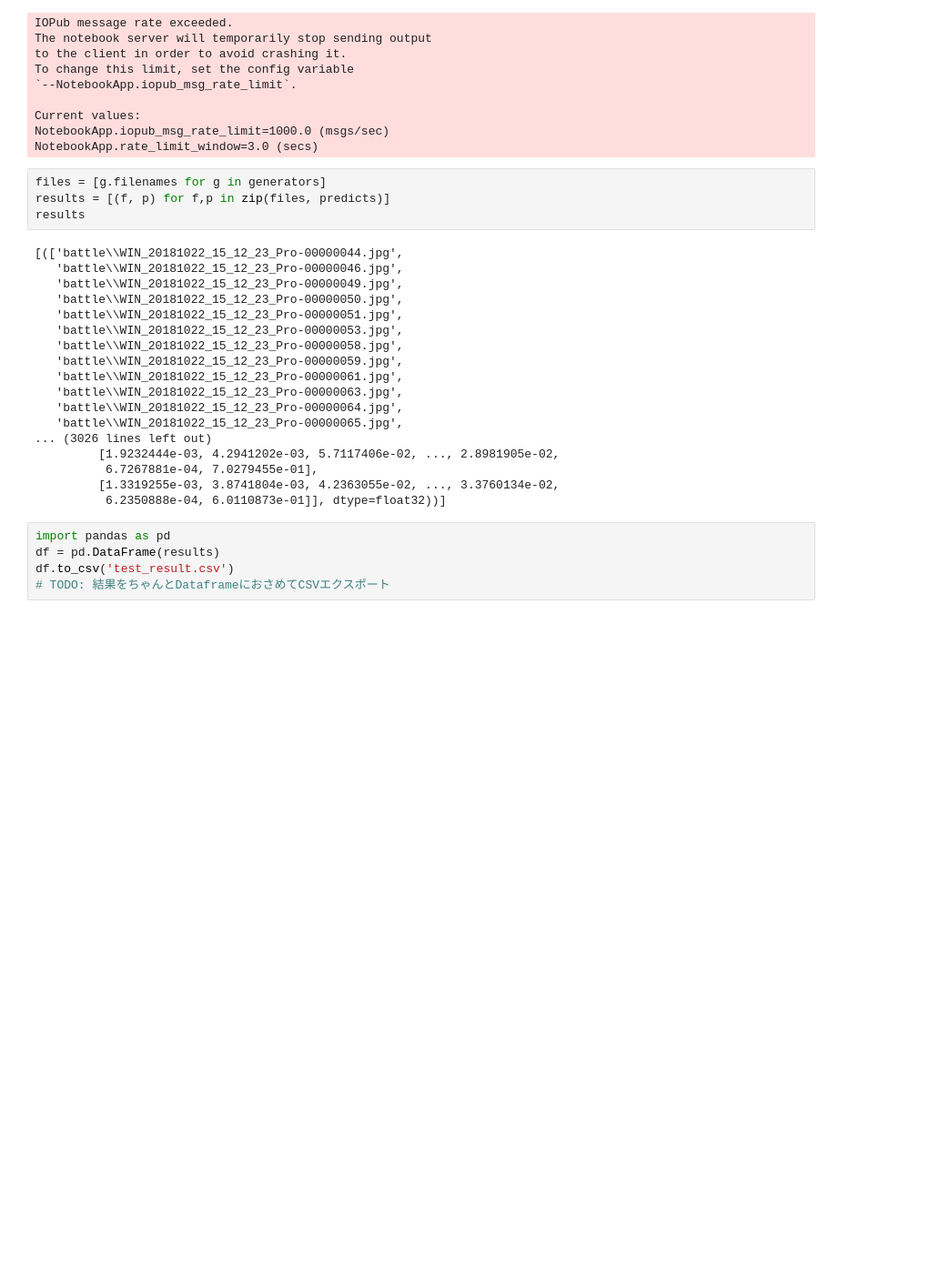
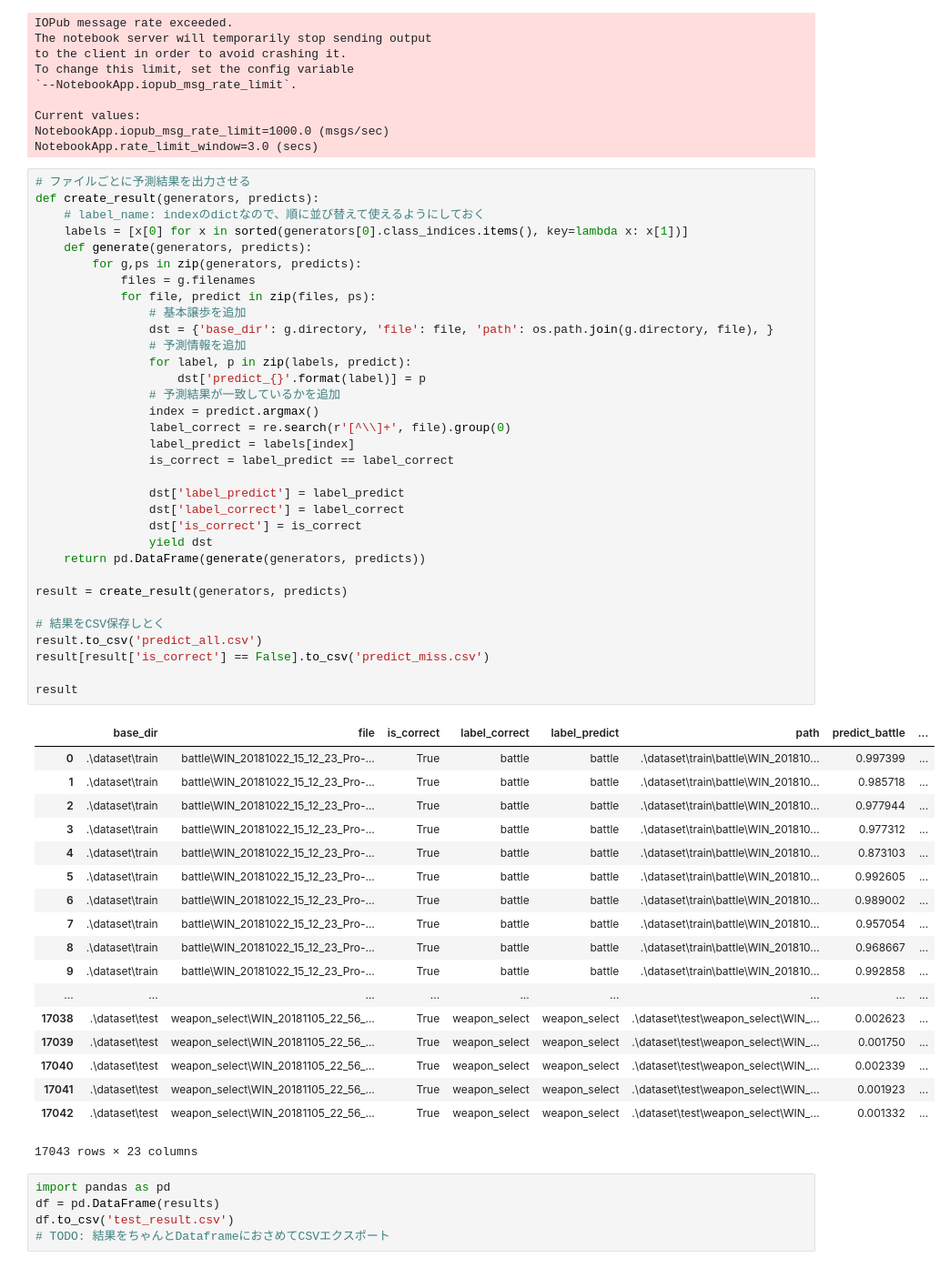
Before and after one commit to kamiyaowl/splat-scene-detect, a Jupyter notebook: test.ipynb, the cells around one changed output. Shown at 91% size. Drawn from its saved outputs; the diff is of its cells as text; blank space fills up the shorter version.

```diff
--- a/test.ipynb
+++ b/test.ipynb
@@ -120,28 +120,58 @@ To change this limit, set the config variable
 Current values:
 NotebookApp.iopub_msg_rate_limit=1000.0 (msgs/sec)
 NotebookApp.rate_limit_window=3.0 (secs)
-# %%
-files = [g.filenames for g in generators]
-results = [(f, p) for f,p in zip(files, predicts)]
-results
-# %% [output]
-[(['battle\\WIN_20181022_15_12_23_Pro-00000044.jpg',
-   'battle\\WIN_20181022_15_12_23_Pro-00000046.jpg',
-   'battle\\WIN_20181022_15_12_23_Pro-00000049.jpg',
-   'battle\\WIN_20181022_15_12_23_Pro-00000050.jpg',
-   'battle\\WIN_20181022_15_12_23_Pro-00000051.jpg',
-   'battle\\WIN_20181022_15_12_23_Pro-00000053.jpg',
-   'battle\\WIN_20181022_15_12_23_Pro-00000058.jpg',
-   'battle\\WIN_20181022_15_12_23_Pro-00000059.jpg',
-   'battle\\WIN_20181022_15_12_23_Pro-00000061.jpg',
-   'battle\\WIN_20181022_15_12_23_Pro-00000063.jpg',
-   'battle\\WIN_20181022_15_12_23_Pro-00000064.jpg',
-   'battle\\WIN_20181022_15_12_23_Pro-00000065.jpg',
-... (3026 lines left out)
-         [1.9232444e-03, 4.2941202e-03, 5.7117406e-02, ..., 2.8981905e-02,
-          6.7267881e-04, 7.0279455e-01],
-         [1.3319255e-03, 3.8741804e-03, 4.2363055e-02, ..., 3.3760134e-02,
-          6.2350888e-04, 6.0110873e-01]], dtype=float32))]
+# %%
+# ファイルごとに予測結果を出力させる
+def create_result(generators, predicts):
+    # label_name: indexのdictなので、順に並び替えて使えるようにしておく
+    labels = [x[0] for x in sorted(generators[0].class_indices.items(), key=lambda x: x[1])]
+    def generate(generators, predicts):
+        for g,ps in zip(generators, predicts):
+            files = g.filenames
+            for file, predict in zip(files, ps):
+                # 基本譲歩を追加
+                dst = {'base_dir': g.directory, 'file': file, 'path': os.path.join(g.directory, file), }
+                # 予測情報を追加
+                for label, p in zip(labels, predict):
+                    dst['predict_{}'.format(label)] = p
+                # 予測結果が一致しているかを追加
+                index = predict.argmax()
+                label_correct = re.search(r'[^\\]+', file).group(0)
+                label_predict = labels[index]
+                is_correct = label_predict == label_correct
+
+                dst['label_predict'] = label_predict
+                dst['label_correct'] = label_correct
+                dst['is_correct'] = is_correct
+                yield dst
+    return pd.DataFrame(generate(generators, predicts))
+
+result = create_result(generators, predicts)
+
+# 結果をCSV保存しとく
+result.to_csv('predict_all.csv')
+result[result['is_correct'] == False].to_csv('predict_miss.csv')
+
+result
+# %% [output]
+|  | base_dir | file | is_correct | label_correct | label_predict | path | predict_battle | ... |
+| 0 | .\dataset\train | battle\WIN_20181022_15_12_23_Pro-... | True | battle | battle | .\dataset\train\battle\WIN_201810... | 0.997399 | ... |
+| 1 | .\dataset\train | battle\WIN_20181022_15_12_23_Pro-... | True | battle | battle | .\dataset\train\battle\WIN_201810... | 0.985718 | ... |
+| 2 | .\dataset\train | battle\WIN_20181022_15_12_23_Pro-... | True | battle | battle | .\dataset\train\battle\WIN_201810... | 0.977944 | ... |
+| 3 | .\dataset\train | battle\WIN_20181022_15_12_23_Pro-... | True | battle | battle | .\dataset\train\battle\WIN_201810... | 0.977312 | ... |
+| 4 | .\dataset\train | battle\WIN_20181022_15_12_23_Pro-... | True | battle | battle | .\dataset\train\battle\WIN_201810... | 0.873103 | ... |
+| 5 | .\dataset\train | battle\WIN_20181022_15_12_23_Pro-... | True | battle | battle | .\dataset\train\battle\WIN_201810... | 0.992605 | ... |
+| 6 | .\dataset\train | battle\WIN_20181022_15_12_23_Pro-... | True | battle | battle | .\dataset\train\battle\WIN_201810... | 0.989002 | ... |
+| 7 | .\dataset\train | battle\WIN_20181022_15_12_23_Pro-... | True | battle | battle | .\dataset\train\battle\WIN_201810... | 0.957054 | ... |
+| 8 | .\dataset\train | battle\WIN_20181022_15_12_23_Pro-... | True | battle | battle | .\dataset\train\battle\WIN_201810... | 0.968667 | ... |
+| 9 | .\dataset\train | battle\WIN_20181022_15_12_23_Pro-... | True | battle | battle | .\dataset\train\battle\WIN_201810... | 0.992858 | ... |
+| ... | ... | ... | ... | ... | ... | ... | ... | ... |
+| 17038 | .\dataset\test | weapon_select\WIN_20181105_22_56_... | True | weapon_select | weapon_select | .\dataset\test\weapon_select\WIN_... | 0.002623 | ... |
+| 17039 | .\dataset\test | weapon_select\WIN_20181105_22_56_... | True | weapon_select | weapon_select | .\dataset\test\weapon_select\WIN_... | 0.001750 | ... |
+| 17040 | .\dataset\test | weapon_select\WIN_20181105_22_56_... | True | weapon_select | weapon_select | .\dataset\test\weapon_select\WIN_... | 0.002339 | ... |
+| 17041 | .\dataset\test | weapon_select\WIN_20181105_22_56_... | True | weapon_select | weapon_select | .\dataset\test\weapon_select\WIN_... | 0.001923 | ... |
+| 17042 | .\dataset\test | weapon_select\WIN_20181105_22_56_... | True | weapon_select | weapon_select | .\dataset\test\weapon_select\WIN_... | 0.001332 | ... |
+17043 rows × 23 columns
 # %%
 import pandas as pd
 df = pd.DataFrame(results)
```
Also changed, not shown: parts of 1 cell of this notebook, 3 other files.
